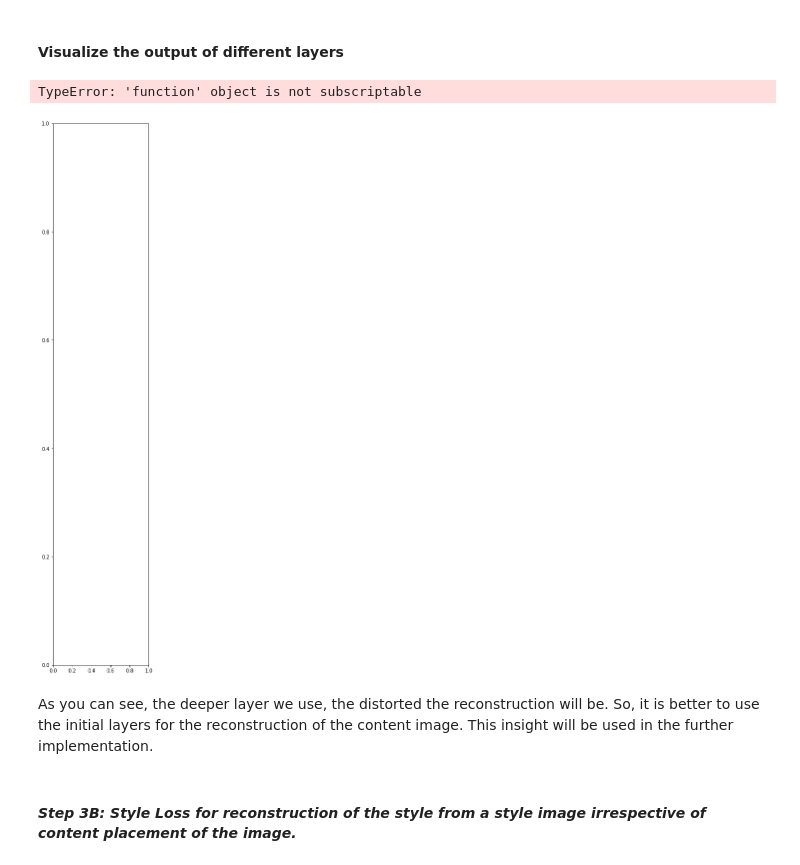
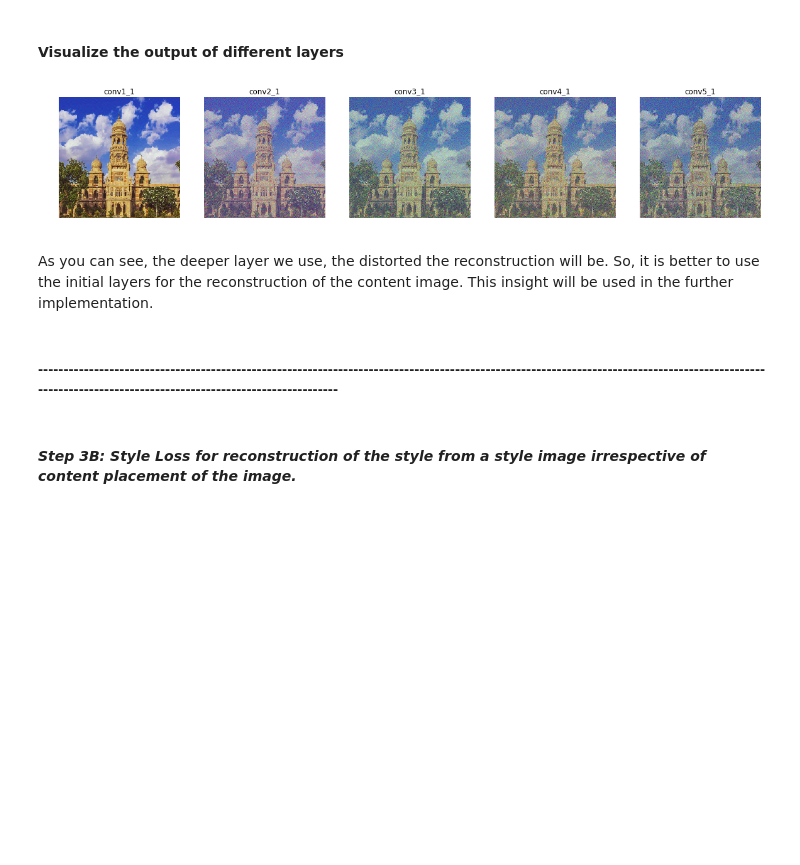
Before and after one commit to meet-minimalist/A-Neural-Algorithm-of-Artistic-Style-Paper-Implementation, a Jupyter notebook: Style Transfer Tensorflow Implementation.ipynb, the cells around one changed output. Drawn from its saved outputs; the diff is of its cells as text; code cells hidden in the pictures; blank space fills up the shorter version.

Commit message:
Content loss and style loss implemented separately. Both are applied in the same code also. Still having some performace issues that need to be rectified.

```diff
--- a/Style Transfer Tensorflow Implementation.ipynb
+++ b/Style Transfer Tensorflow Implementation.ipynb
@@ -108,12 +110,16 @@ Below, we have tried to generate the content of the content image from random no
 # %%
 # Only image content reconstruction : Content loss
 
-def content_reconstruction(index, c_output, content_layer_index, name):
+def content_reconstruction(noise_factor, index, c_output, content_layer_index, name):
     tf.reset_default_graph()
 
     vgg = vgg16_avg_pool.Vgg16()
 
-    init_rand = tf.random_uniform(shape=content_array.shape, minval=0, maxval=1)
+    #init_rand = tf.random_uniform(shape=content_array.shape, minval=0, maxval=1)
+    #init_rand = tf.zeros(shape=content_array.shape)
+    init_rand = noise_factor * tf.random_uniform(shape=content_array.shape, minval=0, maxval=1) + (1 - noise_factor) * content_array
+    #init_rand = tf.random_uniform(shape=content_array.shape, minval=0.5, maxval=0.5)
+    #init_rand = tf.random_normal(shape=content_array.shape, mean=0.5, stddev=0.1)
     input_noise_variable = tf.Variable(initial_value=init_rand, name="input_noise", dtype=tf.float32)
 
     vgg.build(input_noise_variable)
@@ -123,9 +129,18 @@ def content_reconstruction(index, c_output, content_layer_index, name):
     content_part = np.squeeze(c_output[content_layer_index])
     content_part = np.reshape(content_part, (content_part.shape[0] * content_part.shape[1], content_part.shape[2]))
 
-    noise_part = tf.squeeze(noise_layers[index])
-    noise_part = tf.reshape(noise_part, (noise_part.shape[0] * noise_part.shape[1], noise_part.shape[2]))
-    content_loss =  tf.reduce_sum((noise_part - content_part)**2) / 2
+    c_noise_part = tf.squeeze(noise_layers[index])
+    c_noise_part = tf.reshape(c_noise_part, (c_noise_part.shape[0] * c_noise_part.shape[1], c_noise_part.shape[2]))
+    #content_loss =  tf.reduce_sum((noise_part - content_part)**2) / 2
+    # Interestingly, the paper uses this form instead:
+    #
+    #   0.5 * tf.reduce_sum(tf.pow(x - p, 2))
+    #
+    # But this form is very slow in "painting" and thus could be missing
+    # out some constants (from what I see in other source code), so I'll
+    # replicate the same normalization constant as used in style loss.
+    c_denominator = (4 * c_noise_part.get_shape().as_list()[1] * c_noise_part.get_shape().as_list()[0])
+    content_loss =  tf.reduce_sum((c_noise_part - content_part)**2) / tf.cast(c_denominator, tf.float32)
 
     opt = tf.train.AdamOptimizer().minimize(content_loss)
 
@@ -137,7 +152,7 @@ def content_reconstruction(index, c_output, content_layer_index, name):
         for i in range(epochs):
             _, l = sess.run([opt, content_loss])
             if (i+1) % 1000 == 0:
-                print("Epoch: {}/{}, Loss: {}".format(i+1, epochs, l))
+                print("Epoch: {}/{}, Content Loss: {}".format(i+1, epochs, l))
         final_noise = sess.run(input_noise_variable)
     # post process the output so that it can be represented properly
     # normalized the data for better visualization
@@ -148,11 +189,12 @@ def content_reconstruction(index, c_output, content_layer_index, name):
 # %%
 content_configs = [0, 3, 6, 10, 14]
 content_config_names = ["conv1_1", "conv2_1", "conv3_1", "conv4_1", "conv5_1"]
+noise_gamma = 0.7
 
 content_reconstructions = []
 for i in range(len(content_configs)):
     print("Computing for layer: ", content_config_names[i])
-    op = content_reconstruction(i, content_output, content_configs[i], content_config_names[i])
+    op = content_reconstruction(noise_gamma, i, content_output, content_configs[i], content_config_names[i])
     content_reconstructions.append(op)
 # %% [output]
 Computing for layer:  conv1_1
@@ -178,19 +219,20 @@ KeyboardInterrupt:
 # %%
 fig = plt.figure(figsize=(20, 20))
 
 cols = len(content_configs)
 rows = 1
 
 for j in range(cols*rows):
     fig.add_subplot(rows, cols, j+1)
-    plt.imshow(content_reconstruction[j])
-    plt.title(content_configs_names[j])
+    plt.imshow(content_reconstructions[j])
+    plt.title(content_config_names[j])
     plt.axis('off')
 # %% [output]
-TypeError: 'function' object is not subscriptable
-[figure, old version]
+[figure, new version]
 # %% [markdown]
 As you can see, the deeper layer we use, the distorted the reconstruction will be. So, it is better to use the initial layers for the reconstruction of the content image. This insight will be used in the further implementation.
+# %% [markdown]
+##### ----------------------------------------------------------------------------------------------------------------------------------------------------------------------------------------------------------
 # %% [markdown]
 #### _Step 3B: Style Loss for reconstruction of the style from a style image irrespective of content placement of the image._
 # %%
```
Also changed, not shown: parts of 26 cells of this notebook, 3 other files.
